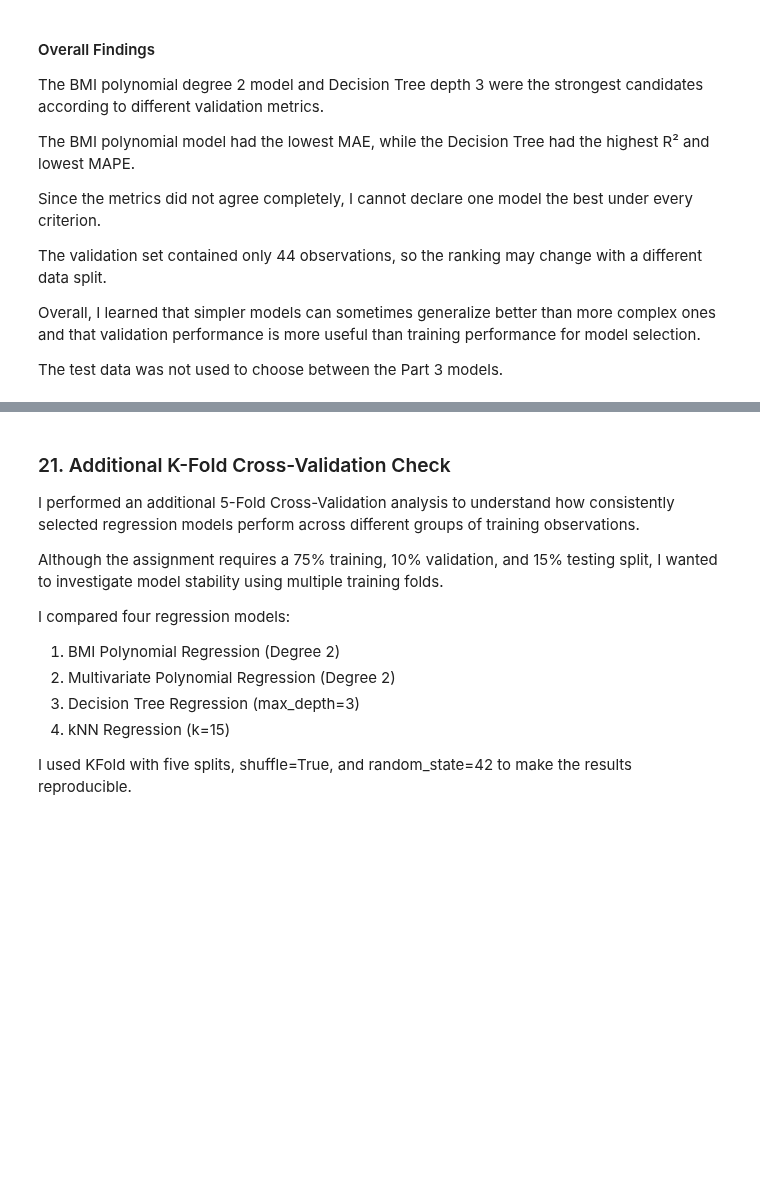
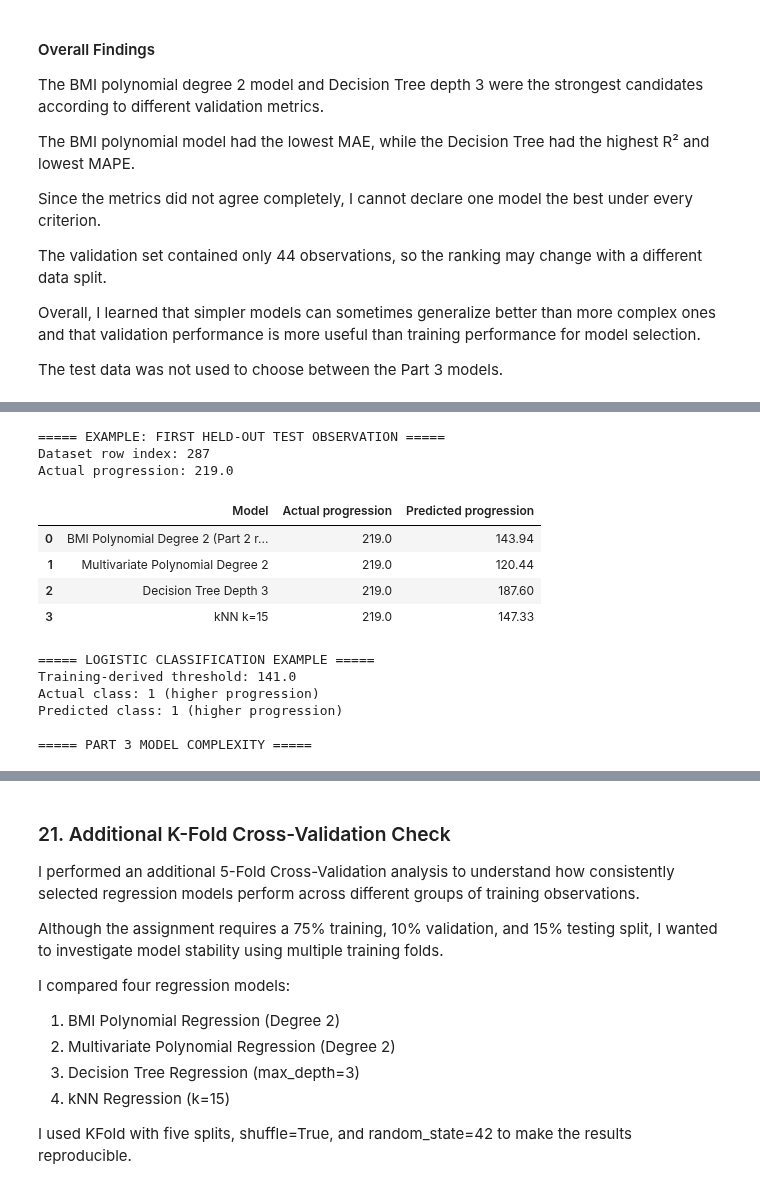
Before and after one commit to shainaulakh/Practical_Lab_2, a Jupyter notebook: Practical_Lab_2.ipynb, the cells around one changed output, grey strips where cells are left out. Drawn from its saved outputs; the diff is of its cells as text; code cells hidden in the pictures; blank space fills up the shorter version.

```diff
--- a/Practical_Lab_2.ipynb
+++ b/Practical_Lab_2.ipynb
@@ -2013,0 +2101,77 @@ The test data was not used to choose between the Part 3 models.
+# %%
+# PART 3: EXAMPLE PREDICTIONS AND MODEL COMPLEXITY
+# Use one held-out observation for every example.
+example_X = X_test.iloc[[0]]
+example_actual = float(y_test.iloc[0])
+example_class = int(y_test_class.iloc[0])
+
+prediction_rows = [{
+    'Model': f'BMI Polynomial Degree {best_degree} (Part 2 reference)',
+    'Actual progression': example_actual,
+    'Predicted progression': float(best_poly_model.predict(example_X[['bmi']])[0]),
+}]
+for name, model in selected_part3_regressors.items():
+    prediction_rows.append({
+        'Model': name,
+        'Actual progression': example_actual,
+        'Predicted progression': float(model.predict(example_X)[0]),
+    })
+print('===== EXAMPLE: FIRST HELD-OUT TEST OBSERVATION =====')
+print('Dataset row index:', example_X.index[0])
+print('Actual progression:', example_actual)
+display(pd.DataFrame(prediction_rows).round(2))
+
+predicted_class = int(selected_logistic_model.predict(example_X)[0])
+print('\n===== LOGISTIC CLASSIFICATION EXAMPLE =====')
+print(f'Training-derived threshold: {progression_threshold:.1f}')
+print(f'Actual class: {example_class} ({"higher" if example_class else "lower"} progression)')
+print(f'Predicted class: {predicted_class} ({"higher" if predicted_class else "lower"} progression)')
+
+# Inspect fitted estimators INSIDE our custom OOP class objects.
+multi_inner = multi_poly_models[best_multi_degree].model
+multi_transformer = multi_inner.named_steps['polynomial']
+multi_regression = multi_inner.named_steps['regression']
+tree_inner = tree_models[best_tree_depth].model
+logistic_inner = selected_logistic_model.model.named_steps['logistic']
+complexity_rows = [
+    {
+        'Model': f'Multivariate Polynomial Degree {best_multi_degree}',
+        'Input features': X_train.shape[1],
+        'Complexity': (f'{multi_transformer.n_output_features_} polynomial terms; '
+                       f'{len(multi_regression.coef_) + 1} fitted coefficients including intercept'),
+    },
+    {
+        'Model': f'Decision Tree Depth {best_tree_depth}',
+        'Input features': X_train.shape[1],
+        'Complexity': (f'Actual depth {tree_inner.get_depth()}, '
+                       f'{tree_inner.get_n_leaves()} leaf nodes'),
+    },
+    {
+        'Model': f'kNN k={best_knn_k}',
+        'Input features': X_train.shape[1],
+        'Complexity': f'{best_knn_k} neighbors, {len(X_train)} training examples retained',
+    },
+    {
+        'Model': f'Logistic Classification C={best_logistic_C}',
+        'Input features': X_train.shape[1],
+        'Complexity': (f'{logistic_inner.coef_.shape[1]} feature coefficients + intercept; '
+                       f'C={best_logistic_C} controls regularization'),
+    },
+]
+print('\n===== PART 3 MODEL COMPLEXITY =====')
+display(pd.DataFrame(complexity_rows))
+# %% [output]
+===== EXAMPLE: FIRST HELD-OUT TEST OBSERVATION =====
+Dataset row index: 287
+Actual progression: 219.0
+|  | Model | Actual progression | Predicted progression |
+| 0 | BMI Polynomial Degree 2 (Part 2 r... | 219.0 | 143.94 |
+| 1 | Multivariate Polynomial Degree 2 | 219.0 | 120.44 |
+| 2 | Decision Tree Depth 3 | 219.0 | 187.60 |
+| 3 | kNN k=15 | 219.0 | 147.33 |
+===== LOGISTIC CLASSIFICATION EXAMPLE =====
+Training-derived threshold: 141.0
+Actual class: 1 (higher progression)
+Predicted class: 1 (higher progression)
+
+===== PART 3 MODEL COMPLEXITY =====
```
Also changed, not shown: parts of 9 cells of this notebook, 1 other file.
